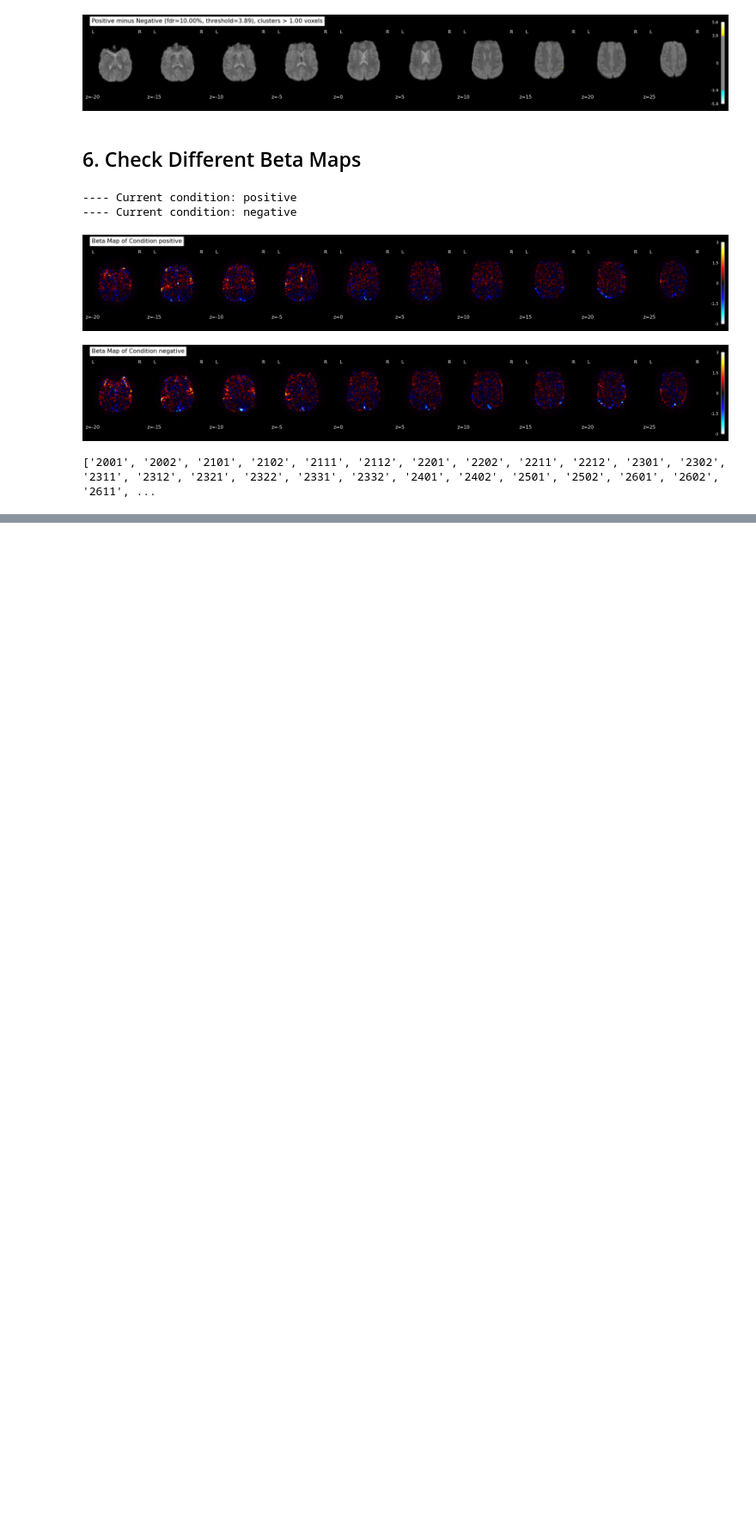
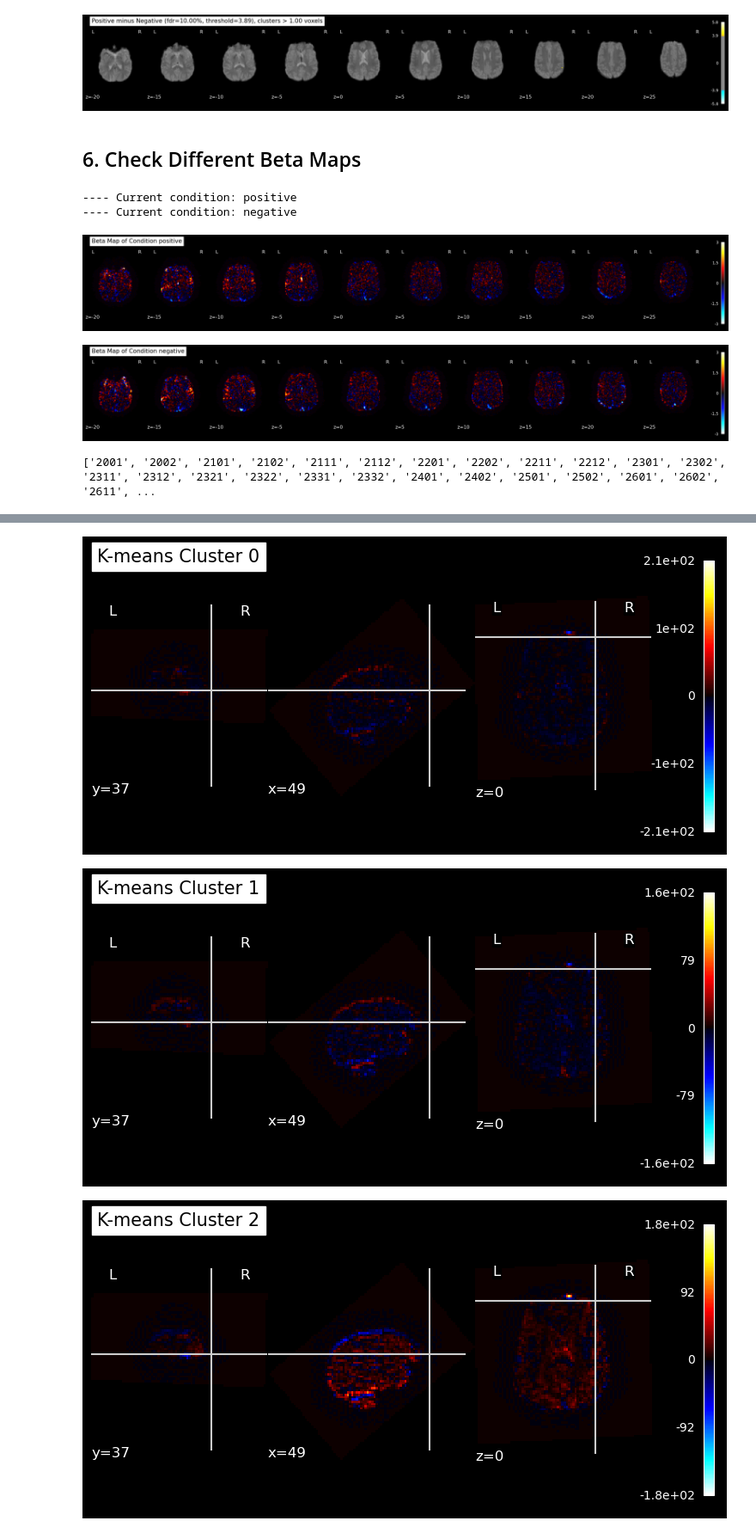
Before and after one commit to ZyLiao-0011/NSSP, a Jupyter notebook: NSSP-Project.ipynb, the cells around one changed output, grey strips where cells are left out. Shown at 86% size. Saved outputs shown, nothing was run; the diff lists cells and outputs as text; code cells hidden in the pictures; blank space fills up the shorter version.

```diff
--- a/NSSP-Project.ipynb
+++ b/NSSP-Project.ipynb
@@ -844,0 +922,9 @@ print(atlas.indices)
+# %%
+nb_clusters = 3
+kmeans = KMeans(n_clusters=nb_clusters, random_state=0, n_init="auto").fit(X_kmeans.T)
+
+kmeans_clusters = []
+for cluster_idx in range(nb_clusters):
+    kmeans_component = np.zeros(vol_shape)
+    kmeans_component[slice_non_background] = kmeans.cluster_centers_[cluster_idx]
+    kmeans_clusters.append(kmeans_component)
@@ -844,0 +942,14 @@ print(atlas.indices)
+# %%
+from nilearn.plotting import plot_stat_map
+from nilearn.image import mean_img
+mean_img_ = mean_img(img)
+for visual_idx in range(nb_clusters):
+    plot_stat_map(nib.Nifti1Image(kmeans_clusters[visual_idx], affine), bg_img=mean_img_, threshold=0,
+               cut_coords=[49,37,00], black_bg=True,
+               title=f'K-means Cluster {visual_idx}')
+
+plt.show()
+# %% [output]
+[figure, added]
+[figure, added]
+[figure, added]
```
Also changed, not shown: parts of 16 cells of this notebook.
